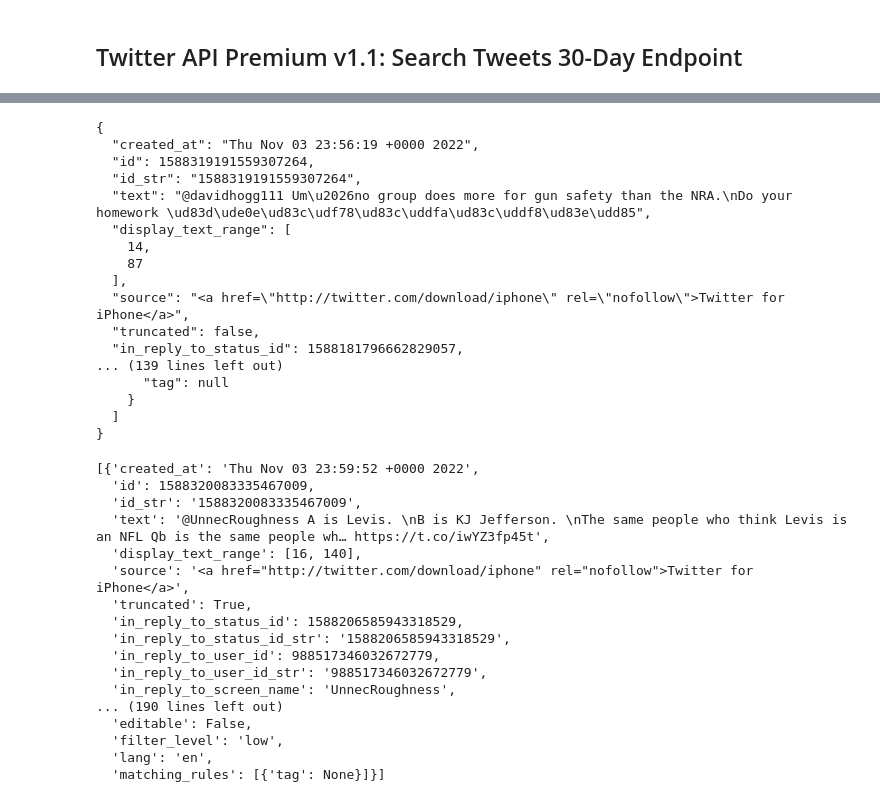
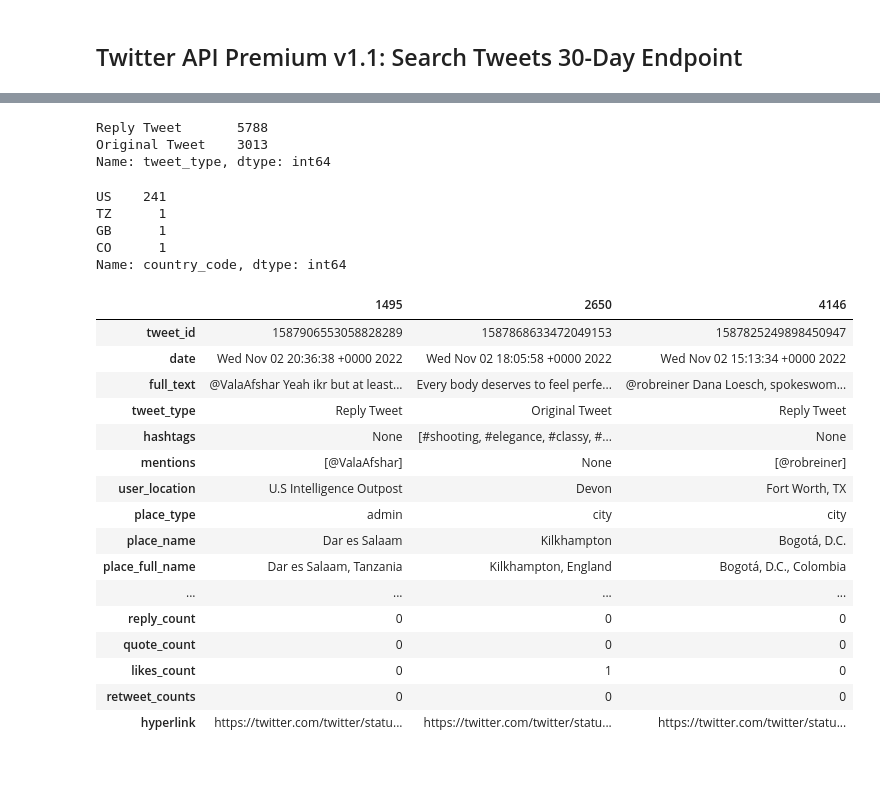
Before and after one commit to mrmarken/sentiment_analysis_fproject, a Jupyter notebook: src/fetching_tweets_training.ipynb, the cells around one changed output, grey strips where cells are left out. Drawn from its saved outputs; the diff is of its cells as text; code cells hidden in the pictures; blank space fills up the shorter version.

```diff
--- a/src/fetching_tweets_training.ipynb
+++ b/src/fetching_tweets_training.ipynb
@@ -476,41 +377,38 @@ range(0, 5)
-# %%
-print(json.dumps(rawTweets[0], indent=2))
-# %% [output]
-{
-  "created_at": "Thu Nov 03 23:56:19 +0000 2022",
-  "id": 1588319191559307264,
-  "id_str": "1588319191559307264",
-  "text": "@davidhogg111 Um\u2026no group does more for gun safety than the NRA.\nDo your homework \ud83d\ude0e\ud83c\udf78\ud83c\uddfa\ud83c\uddf8\ud83e\udd85",
-  "display_text_range": [
-    14,
-    87
-  ],
-  "source": "<a href=\"http://twitter.com/download/iphone\" rel=\"nofollow\">Twitter for iPhone</a>",
-  "truncated": false,
-  "in_reply_to_status_id": 1588181796662829057,
-... (139 lines left out)
-      "tag": null
-    }
-  ]
-}
-# %%
-rawTweets[0:2]
-# %% [output]
-[{'created_at': 'Thu Nov 03 23:59:52 +0000 2022',
-  'id': 1588320083335467009,
-  'id_str': '1588320083335467009',
-  'text': '@UnnecRoughness A is Levis. \nB is KJ Jefferson. \nThe same people who think Levis is an NFL Qb is the same people wh… https://t.co/iwYZ3fp45t',
-  'display_text_range': [16, 140],
-  'source': '<a href="http://twitter.com/download/iphone" rel="nofollow">Twitter for iPhone</a>',
-  'truncated': True,
-  'in_reply_to_status_id': 1588206585943318529,
-  'in_reply_to_status_id_str': '1588206585943318529',
-  'in_reply_to_user_id': 988517346032672779,
-  'in_reply_to_user_id_str': '988517346032672779',
-  'in_reply_to_screen_name': 'UnnecRoughness',
-... (190 lines left out)
-  'editable': False,
-  'filter_level': 'low',
-  'lang': 'en',
-  'matching_rules': [{'tag': None}]}]
+# %%
+# Check distribution of tweet types
+tweet_df['tweet_type'].value_counts()
+# %% [output]
+Reply Tweet       5788
+Original Tweet    3013
+Name: tweet_type, dtype: int64
+# %%
+# Check for unique values and respective counts in 'country_code' column
+tweet_df['country_code'].value_counts()
+# %% [output]
+US    241
+TZ      1
+GB      1
+CO      1
+Name: country_code, dtype: int64
+# %%
+# Check rows with non-null values in 'country_code' that are not 'US' for conflicts with profile geo data
+tweet_df.loc[lambda df: (df['country_code'] == 'TZ') | (df['country_code'] == 'GB') | (df['country_code'] == 'CO')].T
+# %% [output]
+|  | 1495 | 2650 | 4146 |
+| tweet_id | 1587906553058828289 | 1587868633472049153 | 1587825249898450947 |
+| date | Wed Nov 02 20:36:38 +0000 2022 | Wed Nov 02 18:05:58 +0000 2022 | Wed Nov 02 15:13:34 +0000 2022 |
+| full_text | @ValaAfshar Yeah ikr but at least... | Every body deserves to feel perfe... | @robreiner Dana Loesch, spokeswom... |
+| tweet_type | Reply Tweet | Original Tweet | Reply Tweet |
+| hashtags | None | [#shooting, #elegance, #classy, #... | None |
+| mentions | [@ValaAfshar] | None | [@robreiner] |
+| user_location | U.S Intelligence Outpost | Devon | Fort Worth, TX |
+| place_type | admin | city | city |
+| place_name | Dar es Salaam | Kilkhampton | Bogotá, D.C. |
+| place_full_name | Dar es Salaam, Tanzania | Kilkhampton, England | Bogotá, D.C., Colombia |
+| ... | ... | ... | ... |
+| reply_count | 0 | 0 | 0 |
+| quote_count | 0 | 0 | 0 |
+| likes_count | 0 | 1 | 0 |
+| retweet_counts | 0 | 0 | 0 |
+| hyperlink | https://twitter.com/twitter/statu... | https://twitter.com/twitter/statu... | https://twitter.com/twitter/statu... |
 # %%
```
Also changed, not shown: parts of 19 cells of this notebook, 3 other files.
